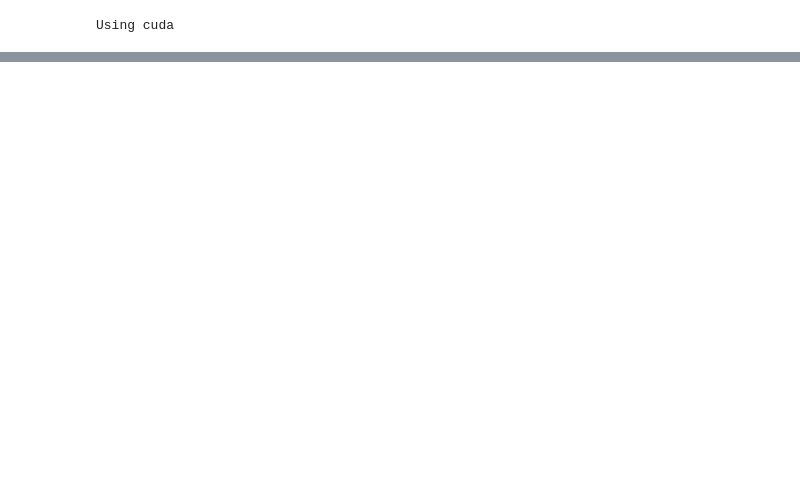
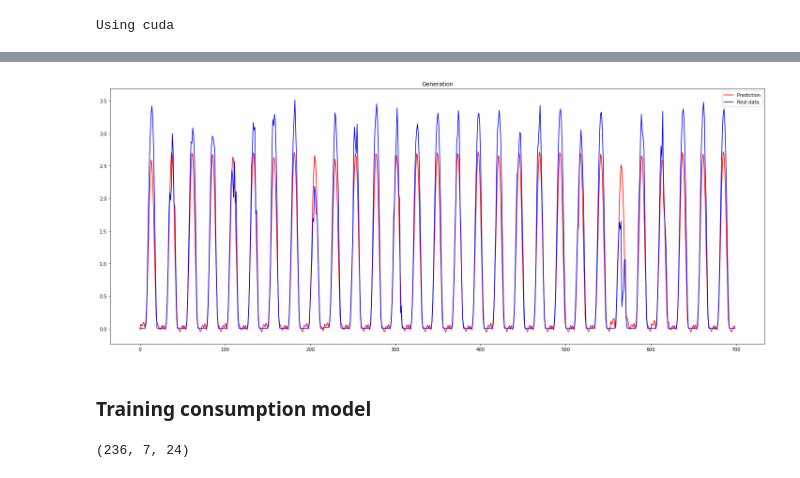
Before and after one commit to fancyshon/DSAI_2022, a Jupyter notebook: HW3/main.ipynb, the cells around one changed output, grey strips where cells are left out. Saved outputs shown, nothing was run; the diff lists cells and outputs as text; code cells hidden in the pictures; blank space fills up the shorter version.

```diff
--- a/HW3/main.ipynb
+++ b/HW3/main.ipynb
@@ -6,11 +6,3 @@ from torch.utils.data import DataLoader, Dataset
 import torchvision.transforms as transforms
 from tqdm import tqdm
 import matplotlib.pyplot as plt
-# %%
-path='training_data/target{}.csv'.format(0)
-train_data=pd.read_csv(path)
-
-# open_mean=train_data.mean()[0]
-# open_std=train_data.std()[0]
-# print(train_data['time'][0])
-# train_data.head()
@@ -304,0 +222,39 @@ FileNotFoundError: [Errno 2] No such file or directory: 'testing.csv'
+# %%
+p, t=[], []
+for i in range(len(preds)):
+    for j in range(len(preds[0])):
+        p.append(preds[i][j])
+        t.append(targets[i][j])
+plt.figure(figsize=(25,10))
+plt.plot([(i*generation_std)+generation_mean for i in p[:700]],'r',label='Prediction')
+plt.plot([(i*generation_std)+generation_mean for i in t[:700]],'b',label='Real data')
+plt.legend()
+plt.title('Generation')
+plt.show()
+
+# print(np.shape(preds))
+# print(len(preds))
+# print(targets[:10])
+# %% [output]
+[figure, added]
+# %% [markdown]
+### Training consumption model
+# %%
+X, Y=get_data(normalized_data['consumption'])
+print(X.shape)
+# print(Y[0])
+
+# generation_x, generation_y=G_X[:int(len(G_X)*0.8)], G_Y[:int(len(G_Y)*0.8)]
+# generation_valid_x, generation_valid_y=G_X[int(len(G_X)*0.8):], G_Y[int(len(G_Y)*0.8):]
+
+train_x, train_y=X[:int(len(X)*0.8)], Y[:int(len(Y)*0.8)]
+valid_x, valid_y=X[int(len(X)*0.8):], Y[int(len(Y)*0.8):]
+
+transform=transforms.Compose([
+    transforms.ToTensor(),
+    # transforms.Normalize(mean=train_data.mean()[0],std=train_data.std()[0]),
+])
+train_loader=DataLoader(dataset=DataSet(train_x, train_y, transform),batch_size=3,shuffle=True)
+valid_loader=DataLoader(dataset=DataSet(valid_x, valid_y, transform),batch_size=3,shuffle=True)
+# %% [output]
+(236, 7, 24)
```
Also changed, not shown: parts of 20 cells of this notebook, 10 other files.
